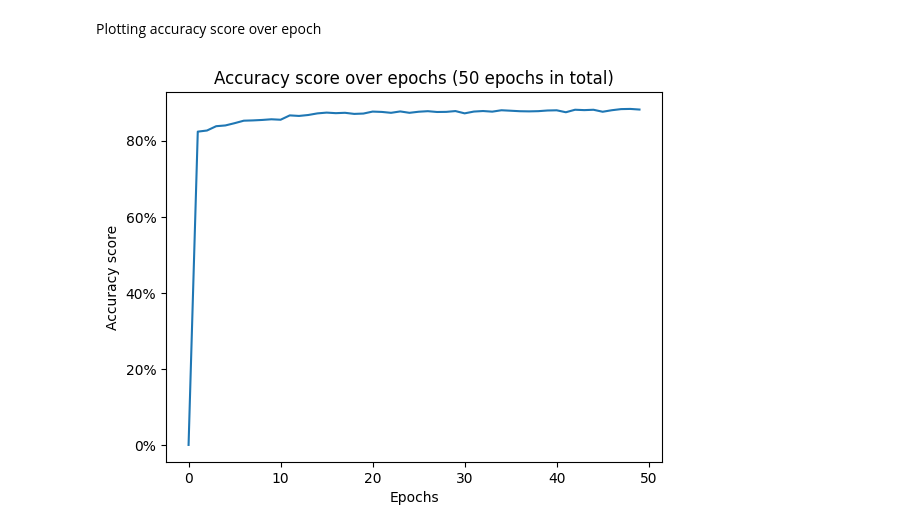
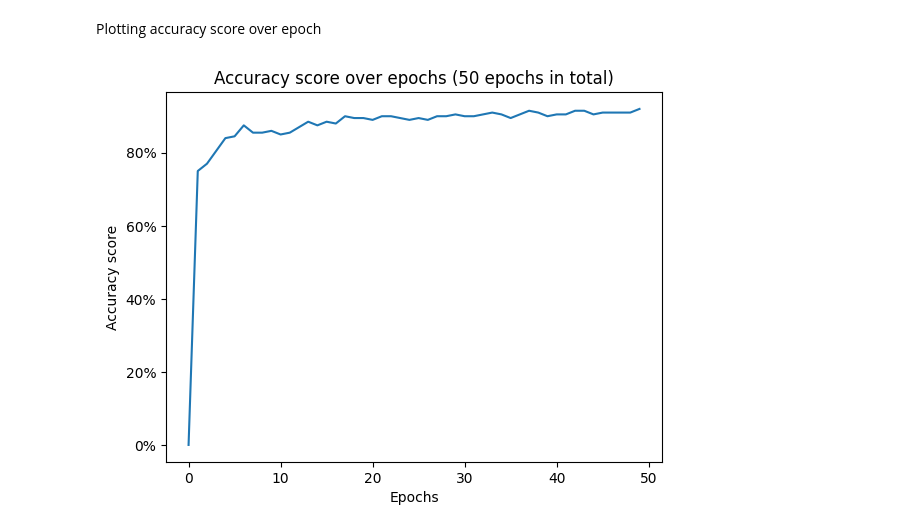
Before and after one commit to mathiasmellemstuen/FYS_STK4155_Prosjekt_3, a Jupyter notebook: src/main.ipynb, the cells around one changed output. Drawn from its saved outputs; the diff is of its cells as text; code cells hidden in the pictures.

```diff
--- a/src/main.ipynb
+++ b/src/main.ipynb
@@ -18,17 +19,19 @@ Loading covid dataset and splitting in train / test
 # Loading covid dataset
 headers, X, Y = load_covid_data()
 
-X = X[: 100000, :]
-Y = Y[: 100000]
+n_datapoints = 1000
 
-X_train, X_test, y_train, y_test = train_test_split(X, Y, test_size = 0.2)
+X = X[: n_datapoints, :]
+Y = Y[: n_datapoints]
+
+X_train, X_test, Y_train, Y_test = train_test_split(X, Y, test_size = 0.2)
 # %% [markdown]
 Training model
 # %%
 
 layers = [12,10,8]
 classifier = MLPClassifier(solver="adam", hidden_layer_sizes=layers, random_state=1, activation="relu")
-classifier.fit(X_train, y_train)
+classifier.fit(X_train, Y_train)
 # %% [output]
 MLPClassifier(hidden_layer_sizes=[12, 10, 8], random_state=1)
 # %% [markdown]
@@ -45,22 +80,22 @@ Plotting accuracy score over epoch
 # %%
 # Ignoring convergence warning for not bloating the output
 warnings.filterwarnings("ignore", category=ConvergenceWarning)
 max_epochs = 50
 
 predictions = np.zeros(max_epochs)
 
 for i in range(1, max_epochs):
     classifier = MLPClassifier(solver="adam", hidden_layer_sizes=layers, random_state=1, activation="relu", max_iter= i)
-    classifier.fit(X_train, y_train)
-    predictions[i] = accuracy_score(classifier.predict(X_test), y_test, conf = False)
+    classifier.fit(X_train, Y_train)
+    predictions[i] = accuracy_score(classifier.predict(X_test), Y_test, conf = False)
 
 plt.figure()
 plt.plot(predictions * 100)
 plt.xlabel("Epochs")
 plt.ylabel("Accuracy score")
 plt.title(f"Accuracy score over epochs ({max_epochs} epochs in total)")
 plt.savefig("../figures/accuracy_over_epochs_mlp")
 plt.gca().yaxis.set_major_formatter(mtick.PercentFormatter())
 plt.show()
 # %% [output]
-[figure, old version]
+[figure, new version]
```
Also changed, not shown: parts of 4 cells of this notebook, 3 other files.
